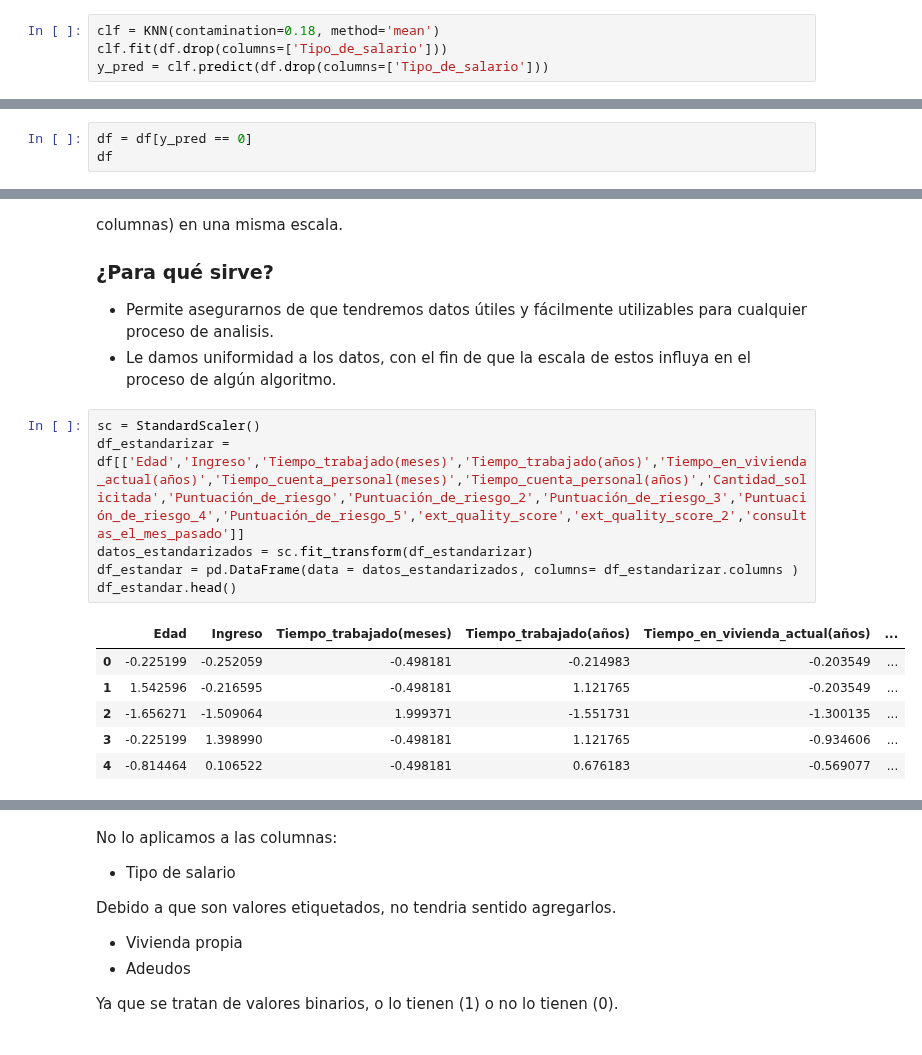
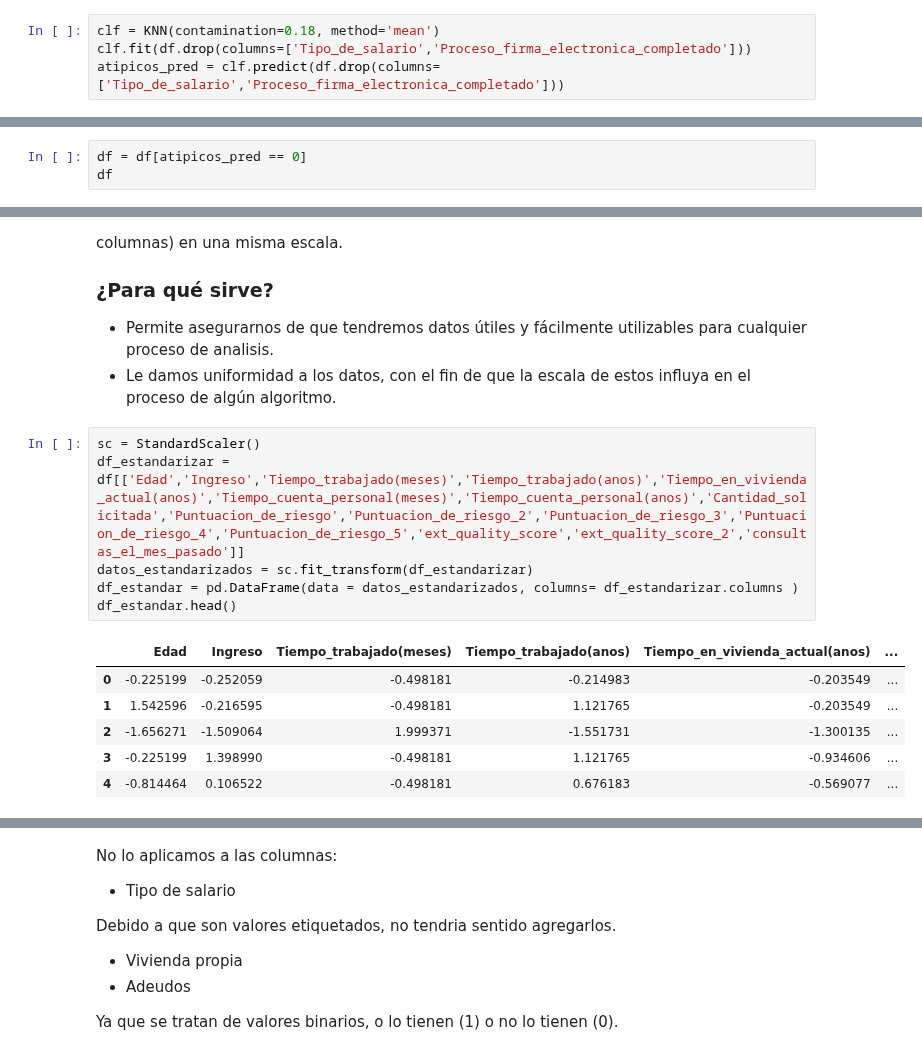
Before and after one commit to ismaelacosta/Proyecto_AID, a Jupyter notebook: examen.ipynb, the cells around one changed output, grey strips where cells are left out. Saved outputs shown, nothing was run; the diff lists cells and outputs as text.

```diff
--- a/examen.ipynb
+++ b/examen.ipynb
@@ -270,4 +291,4 @@ df.head()
 # %%
 clf = KNN(contamination=0.18, method='mean')
-clf.fit(df.drop(columns=['Tipo_de_salario']))
-y_pred = clf.predict(df.drop(columns=['Tipo_de_salario']))
+clf.fit(df.drop(columns=['Tipo_de_salario','Proceso_firma_electronica_completado']))
+atipicos_pred = clf.predict(df.drop(columns=['Tipo_de_salario','Proceso_firma_electronica_completado']))
@@ -293,6 +318,6 @@ df_outliers
 # %% [markdown]
 Y los eliminamos de los datos actuales
 # %%
-df = df[y_pred == 0]
+df = df[atipicos_pred == 0]
 df
 # %% [output]
@@ -322,12 +347,12 @@ Es el proceso que corresponde a igualar la información de diferentes fuentes (e
 * Le damos uniformidad a los datos, con el fin de que la escala de estos influya en el proceso de algún algoritmo.
 # %%
 sc = StandardScaler()
-df_estandarizar = df[['Edad','Ingreso','Tiempo_trabajado(meses)','Tiempo_trabajado(años)','Tiempo_en_vivienda_actual(años)','Tiempo_cuenta_personal(meses)','Tiempo_cuenta_personal(años)','Cantidad_solicitada','Puntuación_de_riesgo','Puntuación_de_riesgo_2','Puntuación_de_riesgo_3','Puntuación_de_riesgo_4','Puntuación_de_riesgo_5','ext_quality_score','ext_quality_score_2','consultas_el_mes_pasado']]
+df_estandarizar = df[['Edad','Ingreso','Tiempo_trabajado(meses)','Tiempo_trabajado(anos)','Tiempo_en_vivienda_actual(anos)','Tiempo_cuenta_personal(meses)','Tiempo_cuenta_personal(anos)','Cantidad_solicitada','Puntuacion_de_riesgo','Puntuacion_de_riesgo_2','Puntuacion_de_riesgo_3','Puntuacion_de_riesgo_4','Puntuacion_de_riesgo_5','ext_quality_score','ext_quality_score_2','consultas_el_mes_pasado']]
 datos_estandarizados = sc.fit_transform(df_estandarizar)
 df_estandar = pd.DataFrame(data = datos_estandarizados, columns= df_estandarizar.columns )
 df_estandar.head()
 # %% [output]
-|  | Edad | Ingreso | Tiempo_trabajado(meses) | Tiempo_trabajado(años) | Tiempo_en_vivienda_actual(años) | ... |
+|  | Edad | Ingreso | Tiempo_trabajado(meses) | Tiempo_trabajado(anos) | Tiempo_en_vivienda_actual(anos) | ... |
 | 0 | -0.225199 | -0.252059 | -0.498181 | -0.214983 | -0.203549 | ... |
 | 1 | 1.542596 | -0.216595 | -0.498181 | 1.121765 | -0.203549 | ... |
 | 2 | -1.656271 | -1.509064 | 1.999371 | -1.551731 | -1.300135 | ... |
```
Also changed, not shown: parts of 59 cells of this notebook, 1 other file.
